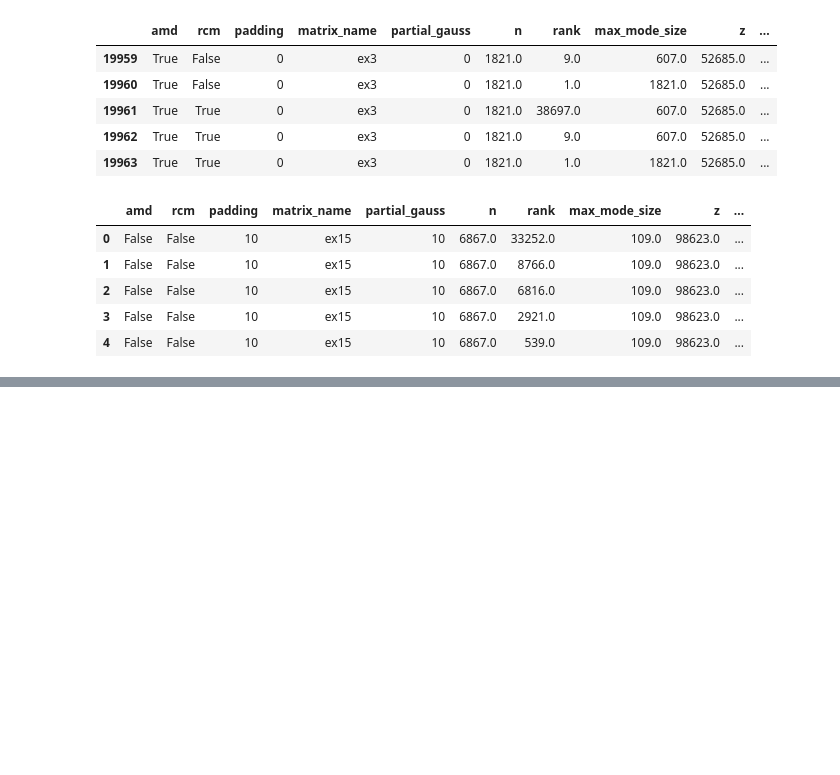
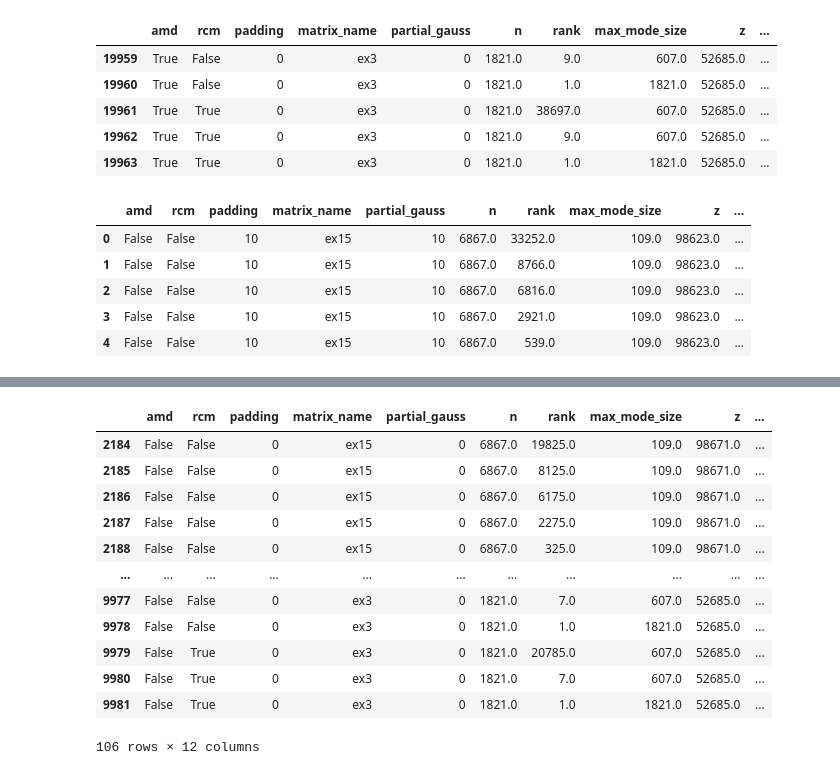
Before and after one commit to cbakos/sparse_tt_decomp_opt, a Jupyter notebook: src/analysis/experiment_data_analysis.ipynb, the cells around one changed output, grey strips where cells are left out. Cells and saved outputs as stored; diff of their text form; code cells hidden in the pictures; blank space fills up the shorter version.

```diff
--- a/src/analysis/experiment_data_analysis.ipynb
+++ b/src/analysis/experiment_data_analysis.ipynb
@@ -18,10 +17,14 @@ df.tail()
 | 19962 | True | True | 0 | ex3 | 0 | 1821.0 | 9.0 | 607.0 | 52685.0 | ... |
 | 19963 | True | True | 0 | ex3 | 0 | 1821.0 | 1.0 | 1821.0 | 52685.0 | ... |
 # %%
-df["log_rank2_max_mode_size6"] = np.log(df["rank"]**2) + np.log(df["max_mode_size"]**6)
+df["log_obj_func"] = np.log(df["max_mode_size"]**6 + df["max_mode_size"]**3 *  df["rank"] + df["max_mode_size"]**2 *  df["rank"]**2)
+df["obj_func"] = np.exp(df["log_obj_func"])
 # %%
 baseline_df = df[(df['amd'] == False) & (df['rcm'] == False) & (df['partial_gauss'] == 0) & (df['padding'] == 0)]
 padding_df = df[(df['amd'] == False) & (df['rcm'] == False) & (df['partial_gauss'] == 0)]
+amd_df = df[(df['rcm'] == False) & (df['partial_gauss'] == 0) & (df['padding'] == 0)]
+rcm_df = df[(df['amd'] == False) & (df['partial_gauss'] == 0) & (df['padding'] == 0)]
+partial_gauss_df = df[(df['amd'] == False) & (df['rcm'] == False) & (df['padding'] == 0)]
 # %%
 df.head()
 # %% [output]
@@ -135,0 +135,16 @@ fig.write_image("plots/ex10_max_mode_size_vs_max_rank_vs_padding.pdf")
+# %%
+rcm_df
+# %% [output]
+|  | amd | rcm | padding | matrix_name | partial_gauss | n | rank | max_mode_size | z | ... |
+| 2184 | False | False | 0 | ex15 | 0 | 6867.0 | 19825.0 | 109.0 | 98671.0 | ... |
+| 2185 | False | False | 0 | ex15 | 0 | 6867.0 | 8125.0 | 109.0 | 98671.0 | ... |
+| 2186 | False | False | 0 | ex15 | 0 | 6867.0 | 6175.0 | 109.0 | 98671.0 | ... |
+| 2187 | False | False | 0 | ex15 | 0 | 6867.0 | 2275.0 | 109.0 | 98671.0 | ... |
+| 2188 | False | False | 0 | ex15 | 0 | 6867.0 | 325.0 | 109.0 | 98671.0 | ... |
+| ... | ... | ... | ... | ... | ... | ... | ... | ... | ... | ... |
+| 9977 | False | False | 0 | ex3 | 0 | 1821.0 | 7.0 | 607.0 | 52685.0 | ... |
+| 9978 | False | False | 0 | ex3 | 0 | 1821.0 | 1.0 | 1821.0 | 52685.0 | ... |
+| 9979 | False | True | 0 | ex3 | 0 | 1821.0 | 20785.0 | 607.0 | 52685.0 | ... |
+| 9980 | False | True | 0 | ex3 | 0 | 1821.0 | 7.0 | 607.0 | 52685.0 | ... |
+| 9981 | False | True | 0 | ex3 | 0 | 1821.0 | 1.0 | 1821.0 | 52685.0 | ... |
+106 rows × 12 columns
```
Also changed, not shown: parts of 10 cells of this notebook, 19 other files.
